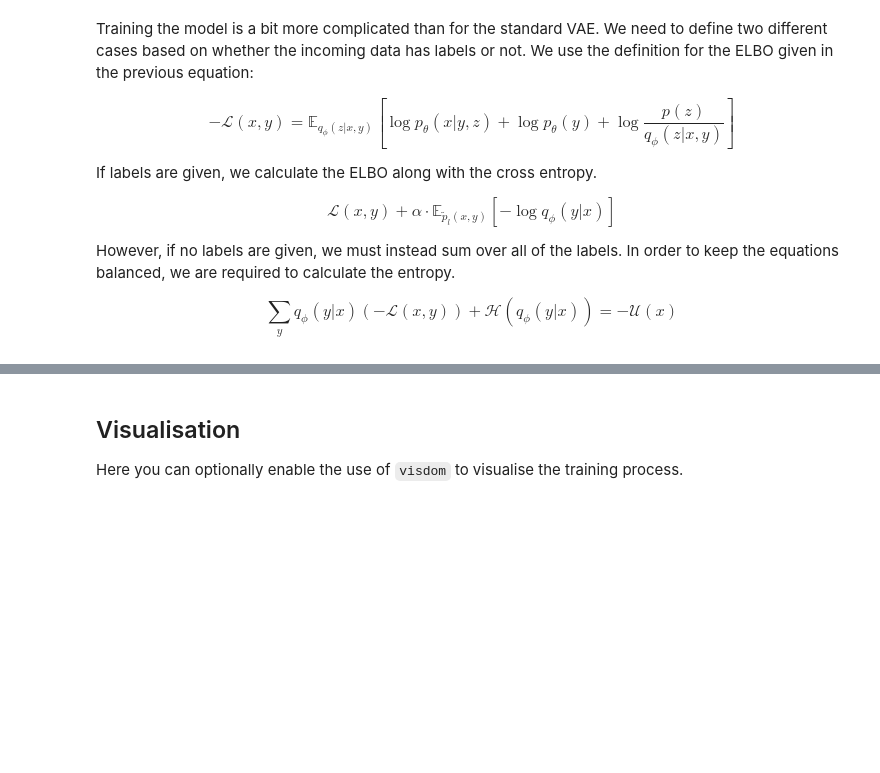
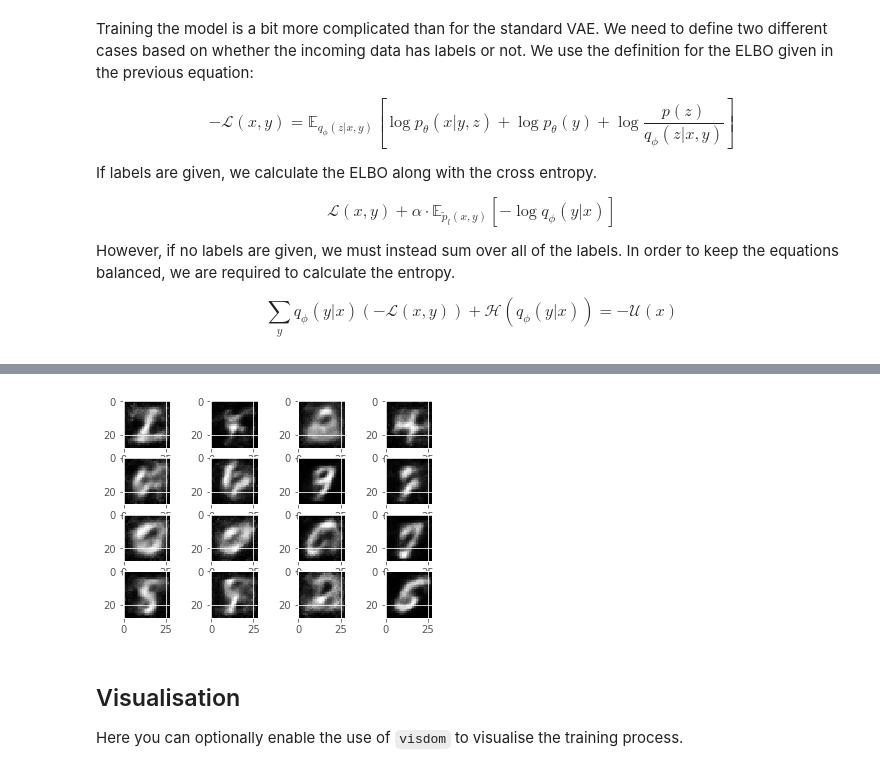
Before and after one commit to wohlert/semi-supervised-pytorch, a Jupyter notebook: examples/notebooks/DGM - MNIST.ipynb, the cells around one changed output, grey strips where cells are left out. Cells and saved outputs as stored; diff of their text form; code cells hidden in the pictures; blank space fills up the shorter version.

```diff
--- a/examples/notebooks/DGM - MNIST.ipynb
+++ b/examples/notebooks/DGM - MNIST.ipynb
@@ -117,3 +199,18 @@ $$\sum_y q_{\phi}(y|x)(- \mathcal{L}(x, y)) + \mathcal{H}(q_{\phi}(y|x)) = -\mat
+# %%
+z = torch.randn(16, 16)
+z = Variable(z)
+
+y = generate_label(16, 4, 10)
+y = Variable(y)
+
+r = model.sample(z, y)
+
+f, axarr = plt.subplots(4, 4)
+
+for i in range(16):
+    axarr[i//4, i%4].imshow(r[i].data.numpy().reshape(28, 28))
+# %% [output]
+[figure, added]
 # %%
 class DGMTrainer():
     """
```
Also changed, not shown: parts of 9 cells of this notebook, 10 other files.
